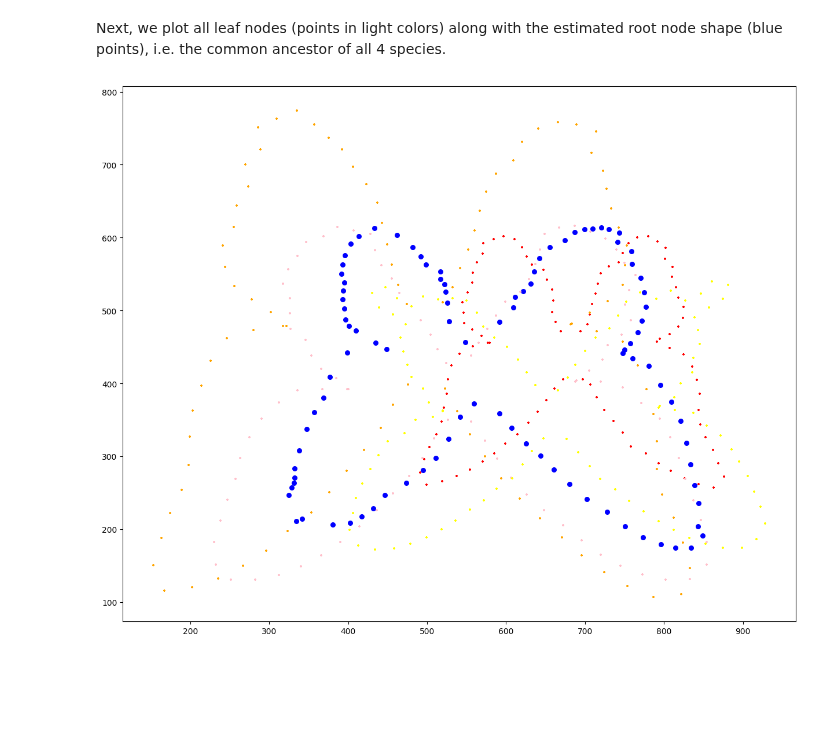
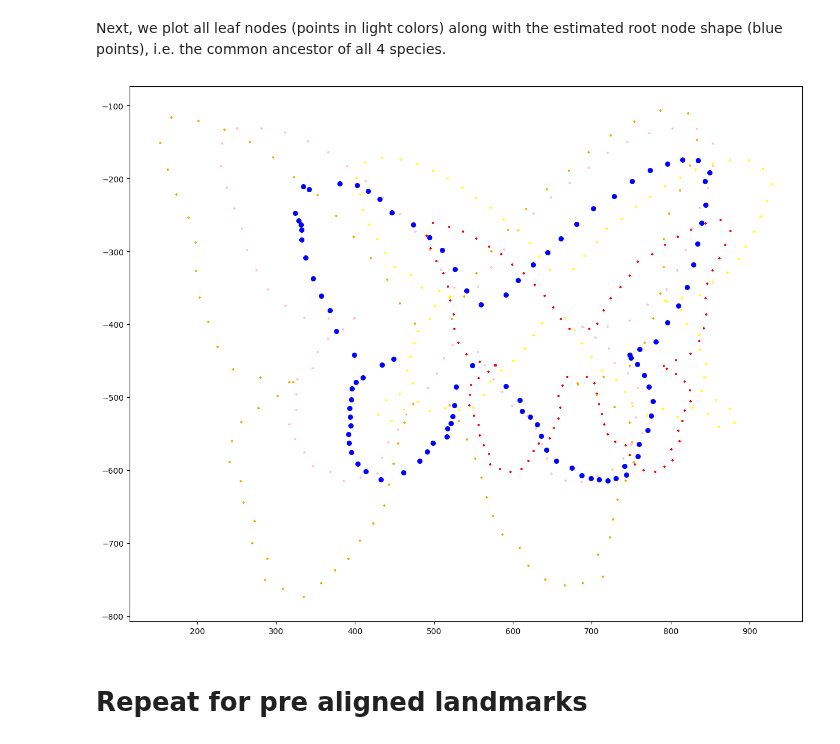
Before and after one commit to ComputationalEvolutionaryMorphometry/hyperiax, a Jupyter notebook: examples/upwards_lddmm.ipynb, the cells around one changed output. Saved outputs shown, nothing was run; the diff lists cells and outputs as text; code cells hidden in the pictures; blank space fills up the shorter version.

```diff
--- a/examples/upwards_lddmm.ipynb
+++ b/examples/upwards_lddmm.ipynb
@@ -37,7 +35,7 @@ import requests
 # Load all files
 tree_string = requests.get("https://raw.githubusercontent.com/MichaelSev/Hyperiax_data/main/tree.txt").text
 tree = hyperiax.tree.builders.tree_from_newick(tree_string)
-landmarks = pd.read_csv("https://raw.githubusercontent.com/MichaelSev/Hyperiax_data/main/landmarks.csv", sep=",", header=None)
+landmark = pd.read_csv("https://raw.githubusercontent.com/MichaelSev/Hyperiax_data/main/landmarks.csv", sep=",", header=None)
 # %%
 tree.plot_tree()
 print(tree_string)
@@ -48,8 +46,8 @@ print(tree_string)
 # The name of the landmarks are placed in the tree, alongside with the edgelength
 
 # add landmarks
-for leaf,l in zip(tree.iter_leaves(),landmarks):
-    leaf.data["landmarks"]= jnp.column_stack((landmarks.iloc[l].values[0::2],landmarks.iloc[l].values[1::2]))
+for leaf,l in zip(tree.iter_leaves(),landmark):
+    leaf.data["landmark"]= jnp.column_stack((landmark.iloc[l].values[0::2],landmark.iloc[l].values[1::2]))
 # %%
 # Example of landmarks
 import matplotlib.pyplot as plt
@@ -62,7 +60,7 @@ for leaf,i in zip(tree.iter_leaves(),range(4)):
     plt.subplot(2,2,i+1)
     im = Image.open(requests.get(main_path+list_of_names[i], stream=True).raw)
     implot = plt.imshow(im)
-    plt.scatter(leaf.data["landmarks"][:,0],leaf.data["landmarks"][:,1],c="r")
+    plt.scatter(leaf.data["landmark"][:,0],leaf.data["landmark"][:,1],c="r")
     plt.title(str(leaf.name))
 # %% [output]
 [figure]
@@ -88,9 +86,9 @@ from scipy.spatial import distance
 # %%
 # Corresponding to pass_up
 
-up = pass_up('landmarks', 'edge_length')
+up = pass_up('landmark', 'edge_length')
 
-def fuse(child_landmarks,child_edge_length, **kwargs):
+def fuse(child_landmark,child_edge_length, **kwargs):
     def lddmm(childxs1,childxs2,parent_placement):
 
 
@@ -133,11 +131,11 @@ def fuse(child_landmarks,child_edge_length, **kwargs):
     parent_placement = int(child_edge_length[0]/sum(child_edge_length)*100)-1
 
 
-    lddmm_landmarks, lddmm_eta_left  = lddmm(child_landmarks[0],child_landmarks[1],parent_placement)
-    _, lddmm_eta_right = lddmm(child_landmarks[1],child_landmarks[0],100-parent_placement)
+    lddmm_landmarks, lddmm_eta_left  = lddmm(child_landmark[0],child_landmark[1],parent_placement)
+    _, lddmm_eta_right = lddmm(child_landmark[1],child_landmark[0],100-parent_placement)
 
 
-    return {'landmarks':lddmm_landmarks,"eta_left":lddmm_eta_left,"eta_right":lddmm_eta_right}
+    return {'landmark':lddmm_landmarks,"eta_left":lddmm_eta_left,"eta_right":lddmm_eta_right}
 # %%
 upmodel = UpLambda(up, fuse)
 root_exe = DependencyTreeExecutor(upmodel, batch_size=100)
@@ -184,24 +177,24 @@ Next, we plot all leaf nodes (points in light colors) along with the estimated r
 # %%
 # Illustrate the results
 
 obs_size = 10
 root_size = 30
 
 # PLot points
-plt.scatter(calc_tree.root.data["landmarks"][:,0],
-            -calc_tree.root.data["landmarks"][:,1], color='blue', s=root_size)
-plt.scatter(calc_tree.root.children[0].children[0].data["landmarks"][:,0],
-            -calc_tree.root.children[0].children[0].data["landmarks"][:,1], color='red',s=obs_size, marker='+')
-plt.scatter(calc_tree.root.children[0].children[1].data["landmarks"][:,0],
-            -calc_tree.root.children[0].children[1].data["landmarks"][:,1], color='orange', s=obs_size, marker='+')
-plt.scatter(calc_tree.root.children[1].children[0].data["landmarks"][:,0],
-            -calc_tree.root.children[1].children[0].data["landmarks"][:,1], color='pink', s=obs_size, marker='+')
-plt.scatter(calc_tree.root.children[1].children[1].data["landmarks"][:,0],
-            -calc_tree.root.children[1].children[1].data["landmarks"][:,1], color='yellow', s=obs_size, marker='+')
+plt.scatter(calc_tree.root.data["landmark"][:,0],
+            -calc_tree.root.data["landmark"][:,1], color='blue', s=root_size)
+plt.scatter(calc_tree.root.children[0].children[0].data["landmark"][:,0],
+            -calc_tree.root.children[0].children[0].data["landmark"][:,1], color='red',s=obs_size, marker='+')
+plt.scatter(calc_tree.root.children[0].children[1].data["landmark"][:,0],
+            -calc_tree.root.children[0].children[1].data["landmark"][:,1], color='orange', s=obs_size, marker='+')
+plt.scatter(calc_tree.root.children[1].children[0].data["landmark"][:,0],
+            -calc_tree.root.children[1].children[0].data["landmark"][:,1], color='pink', s=obs_size, marker='+')
+plt.scatter(calc_tree.root.children[1].children[1].data["landmark"][:,0],
+            -calc_tree.root.children[1].children[1].data["landmark"][:,1], color='yellow', s=obs_size, marker='+')
 
-#plt.scatter(calc_tree.root.data["landmarks"][:,0], calc_tree.root.data["landmarks"][:,1], color='green')
-#plt.scatter(calc_tree.root.children[0].children[1].data["landmarks"][:,0], calc_tree.root.children[0].children[1].data["landmarks"][:,1], color='red')
 
 plt.show()
 # %% [output]
-[figure, old version]
+[figure, new version]
+# %% [markdown]
+# Repeat for pre aligned landmarks
```
Also changed, not shown: parts of 5 cells of this notebook, 3 other files.
